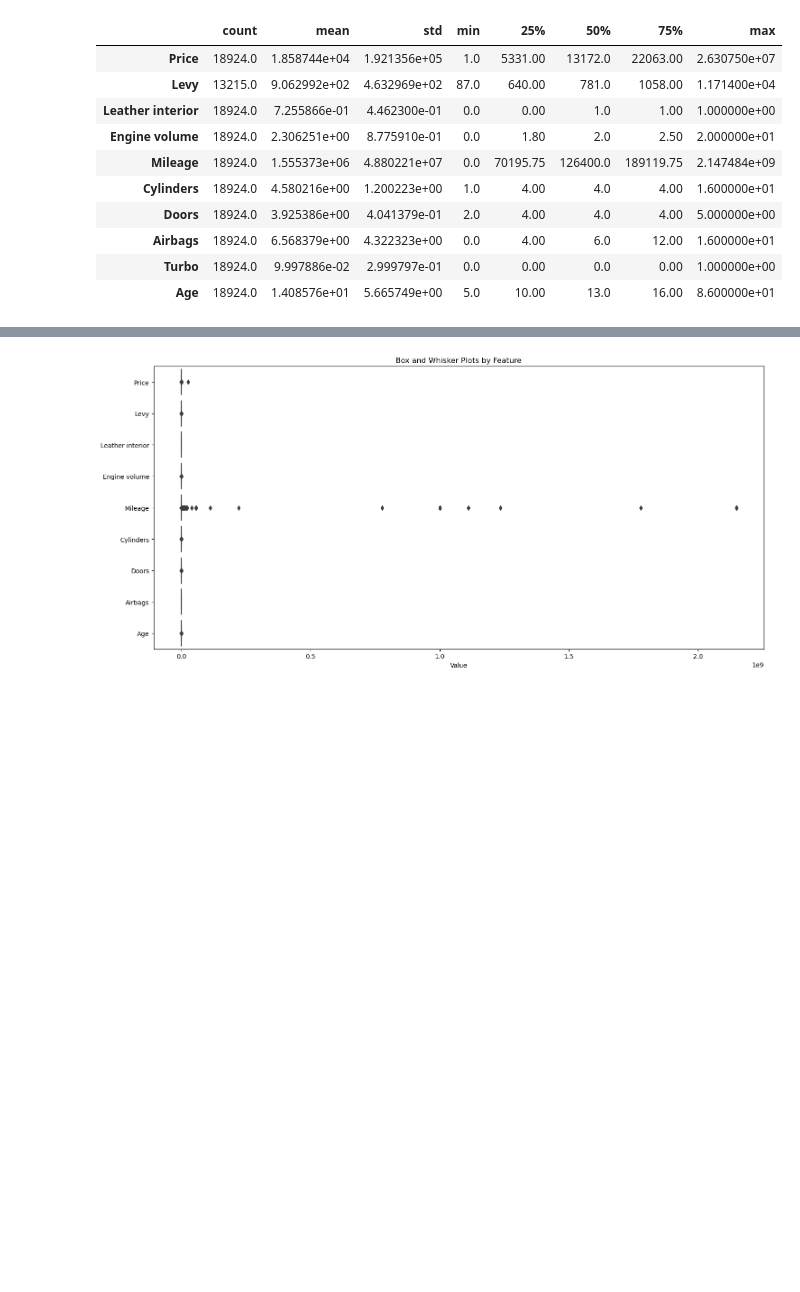
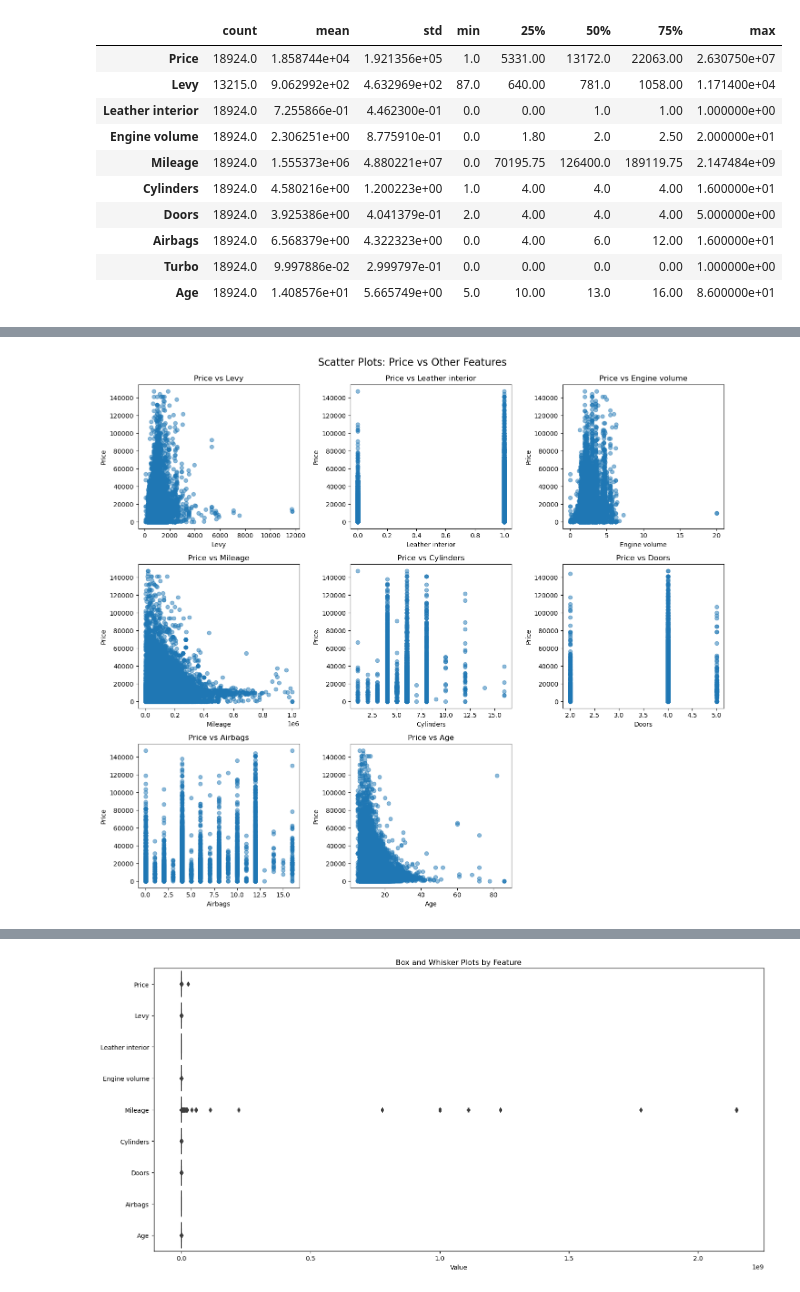
Before and after one commit to Harborg1/Model-Based-ML, a Jupyter notebook: model_based_ml_project.ipynb, the cells around one changed output, grey strips where cells are left out. Drawn from its saved outputs; the diff is of its cells as text; code cells hidden in the pictures; blank space fills up the shorter version.

```diff
--- a/model_based_ml_project.ipynb
+++ b/model_based_ml_project.ipynb
@@ -269,0 +297,26 @@ Descriptive Statistics:
+# %%
+numeric_cols = df_cleaned.select_dtypes(include=['float64', 'int64']).columns
+features_to_plot = [col for col in numeric_cols if col != 'Price']
+
+n_cols = 3
+n_rows = -(-len(features_to_plot) // n_cols)
+
+fig, axes = plt.subplots(n_rows, n_cols, figsize=(14, n_rows * 4))
+axes = axes.flatten()
+
+for i, col in enumerate(features_to_plot):
+    ax = axes[i]
+    ax.scatter(df_cleaned[col], df_cleaned['Price'], alpha=0.5)
+    ax.set_xlabel(col)
+    ax.set_ylabel('Price')
+    ax.set_title(f'Price vs {col}')
+
+for j in range(i + 1, len(axes)):
+    axes[j].axis('off')
+
+plt.tight_layout()
+plt.suptitle('Scatter Plots: Price vs Other Features', fontsize=16, y=1.02)
+fig.savefig('correlation_plots.png', bbox_inches='tight')
+plt.show()
+# %% [output]
+[figure, added]
```
Also changed, not shown: parts of 28 cells of this notebook.
